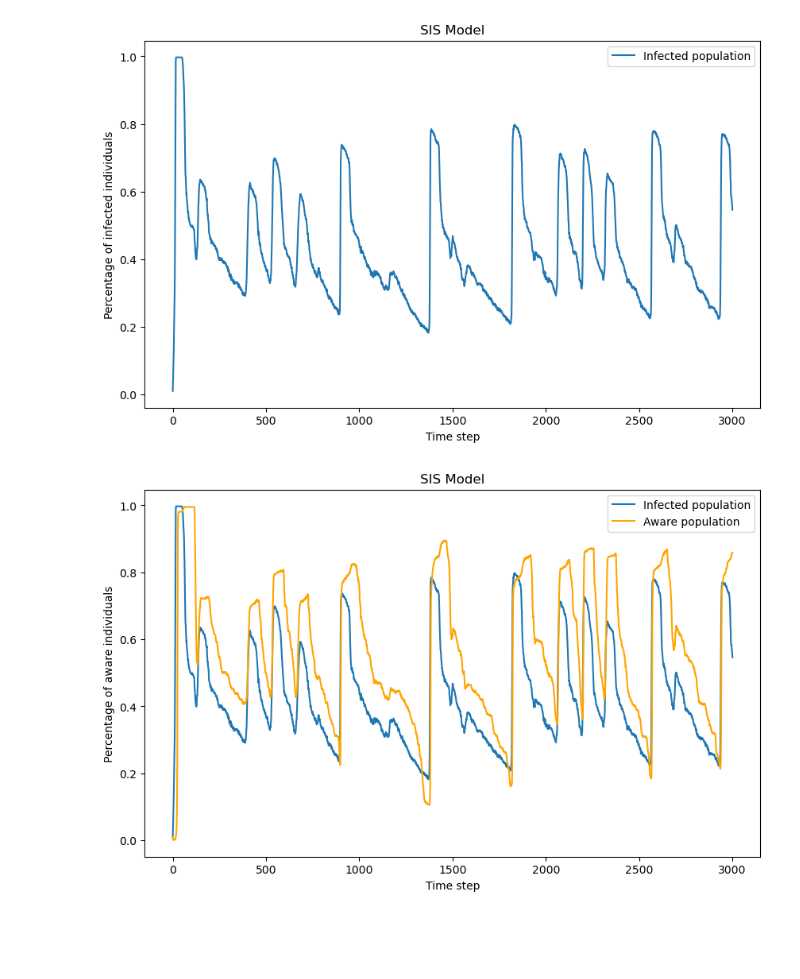
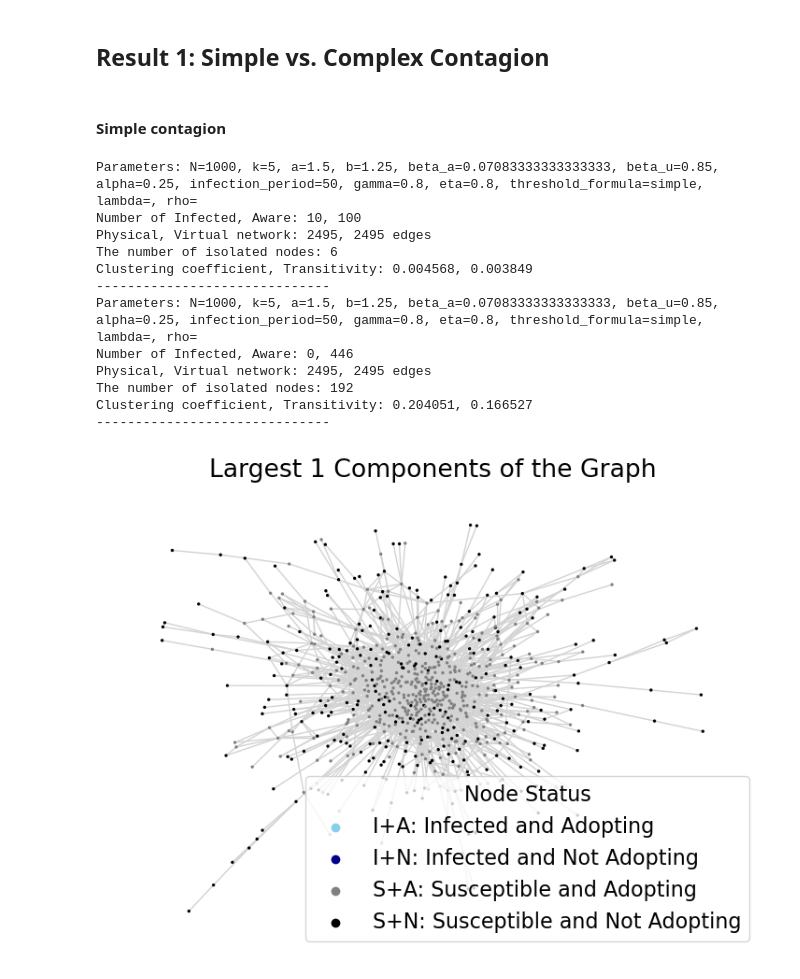
Before and after one commit to shengfuw/Epidemic-Behavior-Interaction-Model, a Jupyter notebook: main.ipynb, the cells around one changed output. Saved outputs shown, nothing was run; the diff lists cells and outputs as text; code cells hidden in the pictures; blank space fills up the shorter version.

```diff
--- a/main.ipynb
+++ b/main.ipynb
@@ -363,27 +424,2 @@ The number of rewired edge: 65983
-# %%
-infection_proportion = np.array(infection_counts) / N
-
-# Step 6: Plot the results
-plt.figure(figsize=(10, 6))
-plt.plot(range(time_steps+1), infection_proportion, label='Infected population')
-plt.xlabel('Time step')
-plt.ylabel('Percentage of infected individuals')
-plt.title('SIS Model')
-plt.legend()
-plt.show()
-# %% [output]
-[figure, removed]
-# %%
-awreness_proportion = np.array(awreness_counts) / N
-
-# Step 6: Plot the results
-plt.figure(figsize=(10, 6))
-plt.plot(range(time_steps+1), infection_proportion, label='Infected population')
-plt.plot(range(time_steps+1), awreness_proportion, label='Aware population', color='orange')
-plt.xlabel('Time step')
-plt.ylabel('Percentage of aware individuals')
-plt.title('SIS Model')
-plt.legend()
-plt.show()
-# %% [output]
-[figure, removed]
+# %% [markdown]
+## Result 1: Simple vs. Complex Contagion
@@ -389,0 +444,28 @@ plt.show()
+# %% [markdown]
+#### Simple contagion
+# %%
+random.seed(111)
+np.random.seed(123)
+
+threshold_formula = "simple"
+psi = 0.01 # transmission probability for unaware nodes
+
+SISModel = TwoLayerNetwork(N, k, a, b, beta_a, beta_u, alpha, infection_period, gamma, eta, threshold_formula, psi=psi, initial_infected_ratio=0.01, intial_aware_ratio=0.1)
+SISModel.run_simulation(time_steps, plot_network=False)
+
+SISModel.plot_network("physical", component_num=1)
+SISModel.plot_prevalence_trend()
+# %% [output]
+Parameters: N=1000, k=5, a=1.5, b=1.25, beta_a=0.07083333333333333, beta_u=0.85, alpha=0.25, infection_period=50, gamma=0.8, eta=0.8, threshold_formula=simple, lambda=, rho=
+Number of Infected, Aware: 10, 100
+Physical, Virtual network: 2495, 2495 edges
+The number of isolated nodes: 6
+Clustering coefficient, Transitivity: 0.004568, 0.003849
+------------------------------
+Parameters: N=1000, k=5, a=1.5, b=1.25, beta_a=0.07083333333333333, beta_u=0.85, alpha=0.25, infection_period=50, gamma=0.8, eta=0.8, threshold_formula=simple, lambda=, rho=
+Number of Infected, Aware: 0, 446
+Physical, Virtual network: 2495, 2495 edges
+The number of isolated nodes: 192
+Clustering coefficient, Transitivity: 0.204051, 0.166527
+------------------------------
+[figure, added]
```
Also changed, not shown: parts of 17 cells of this notebook, 2 other files.
